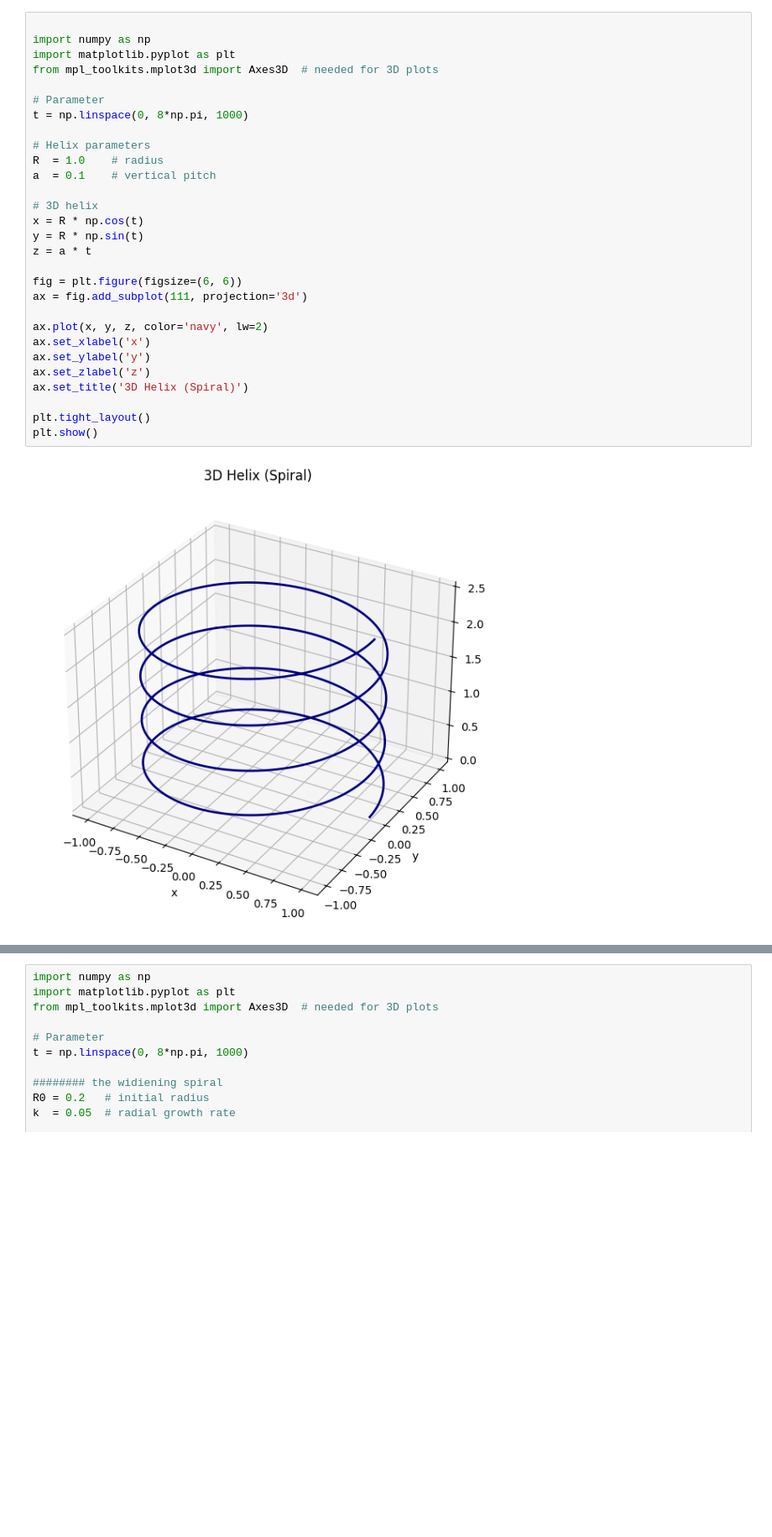
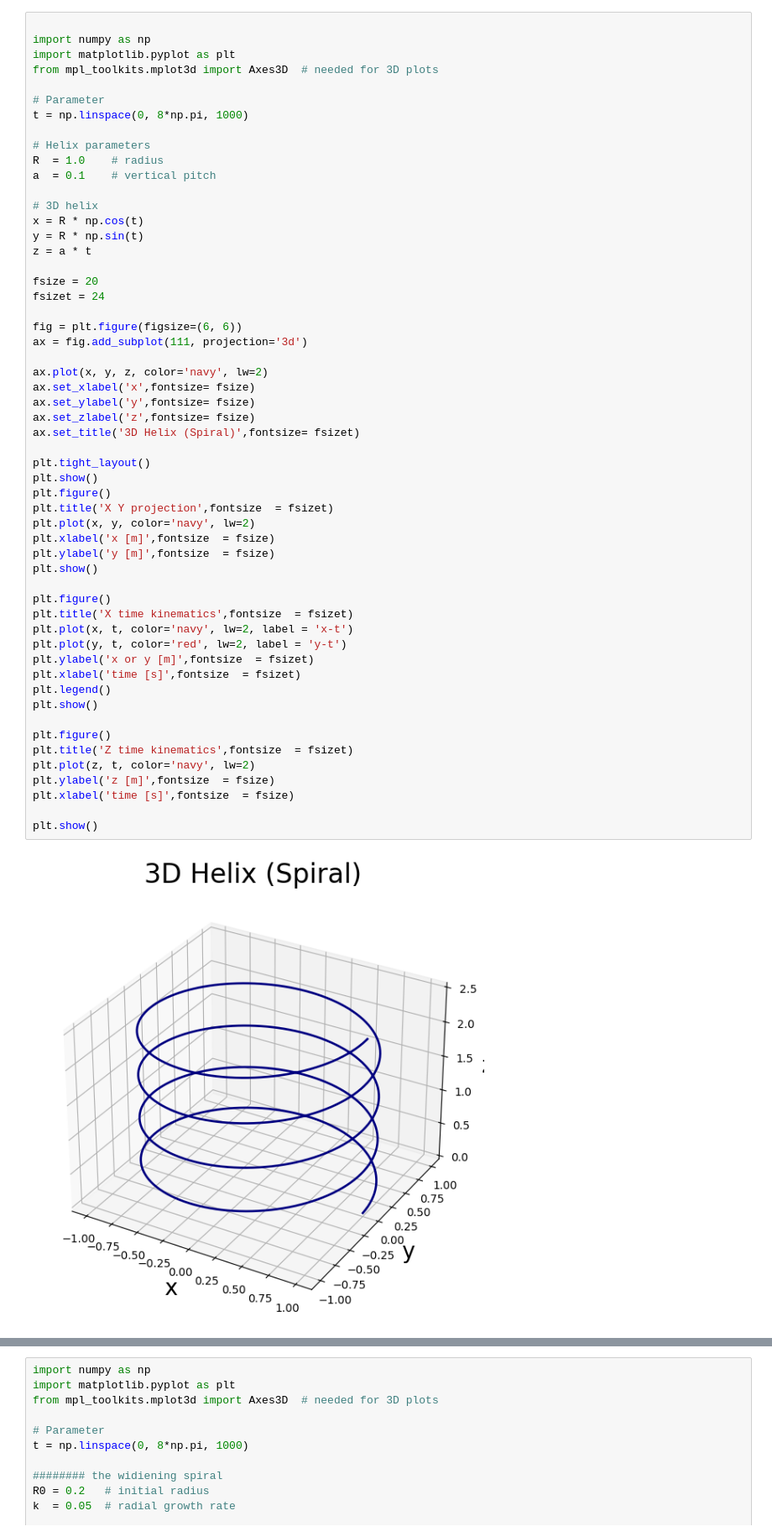
Before and after one commit to Gchirico63/Didattica, a Jupyter notebook: AI_ExperimentalPhysics/Parametric_Spiral.ipynb, the cells around one changed output, grey strips where cells are left out. Shown at 84% size. Cells and saved outputs as stored; diff of their text form; blank space fills up the shorter version.

```diff
--- a/AI_ExperimentalPhysics/Parametric_Spiral.ipynb
+++ b/AI_ExperimentalPhysics/Parametric_Spiral.ipynb
@@ -3,31 +3,57 @@
 # %%
 
 import numpy as np
 import matplotlib.pyplot as plt
 from mpl_toolkits.mplot3d import Axes3D  # needed for 3D plots
 
 # Parameter
 t = np.linspace(0, 8*np.pi, 1000)
 
 # Helix parameters
 R  = 1.0    # radius
 a  = 0.1    # vertical pitch
 
 # 3D helix
 x = R * np.cos(t)
 y = R * np.sin(t)
 z = a * t
 
+fsize = 20
+fsizet = 24
+
 fig = plt.figure(figsize=(6, 6))
 ax = fig.add_subplot(111, projection='3d')
 
 ax.plot(x, y, z, color='navy', lw=2)
-ax.set_xlabel('x')
-ax.set_ylabel('y')
-ax.set_zlabel('z')
-ax.set_title('3D Helix (Spiral)')
+ax.set_xlabel('x',fontsize= fsize)
+ax.set_ylabel('y',fontsize= fsize)
+ax.set_zlabel('z',fontsize= fsize)
+ax.set_title('3D Helix (Spiral)',fontsize= fsizet)
 
 plt.tight_layout()
 plt.show()
+plt.figure()
+plt.title('X Y projection',fontsize  = fsizet)
+plt.plot(x, y, color='navy', lw=2)
+plt.xlabel('x [m]',fontsize  = fsize)
+plt.ylabel('y [m]',fontsize  = fsize)
+plt.show()
+
+plt.figure()
+plt.title('X time kinematics',fontsize  = fsizet)
+plt.plot(x, t, color='navy', lw=2, label = 'x-t')
+plt.plot(y, t, color='red', lw=2, label = 'y-t')
+plt.ylabel('x or y [m]',fontsize  = fsizet)
+plt.xlabel('time [s]',fontsize  = fsizet)
+plt.legend()
+plt.show()
+
+plt.figure()
+plt.title('Z time kinematics',fontsize  = fsizet)
+plt.plot(z, t, color='navy', lw=2)
+plt.ylabel('z [m]',fontsize  = fsize)
+plt.xlabel('time [s]',fontsize  = fsize)
+
+plt.show()
 # %% [output]
-[figure, old version]
+[figure, new version]
```
Also changed, not shown: parts of 1 cell of this notebook.
